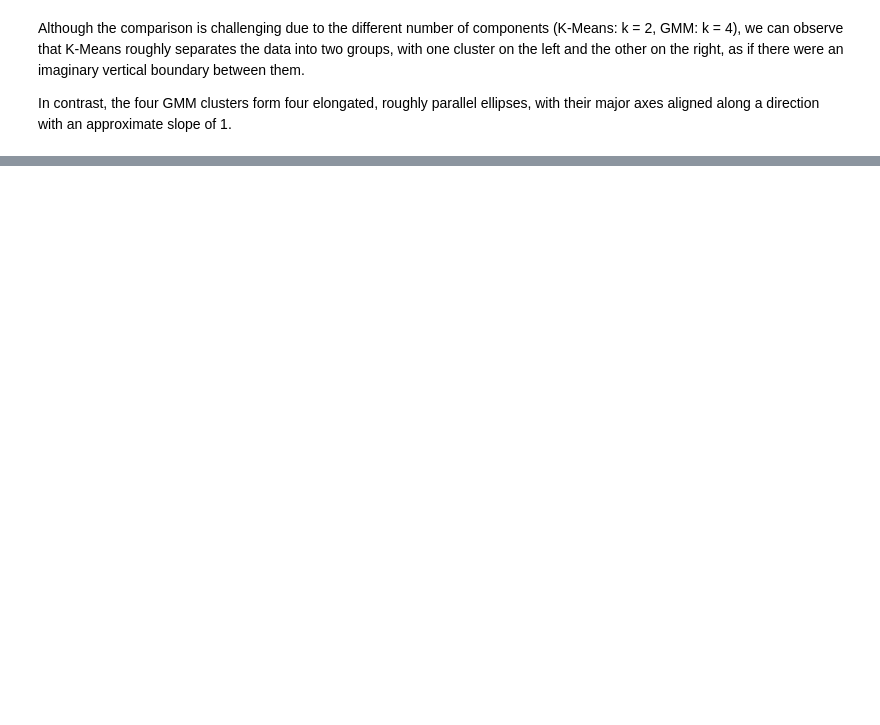
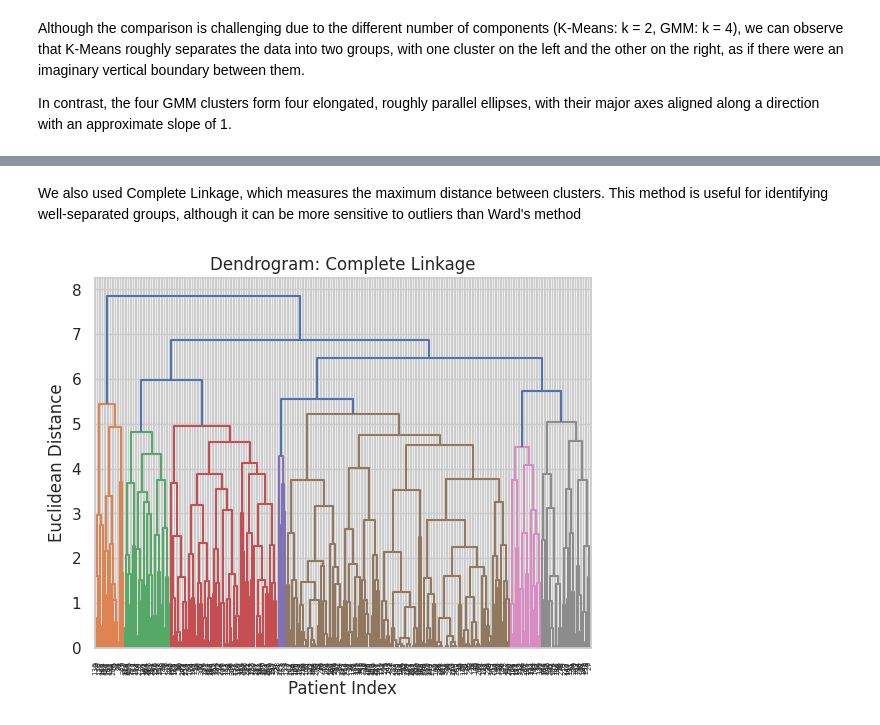
Before and after one commit to harasarahh/machine-learning-projects, a Jupyter notebook: ML_assignment1.ipynb, the cells around one changed output, grey strips where cells are left out. Drawn from its saved outputs; the diff is of its cells as text; code cells hidden in the pictures; blank space fills up the shorter version.

```diff
--- a/ML_assignment1.ipynb
+++ b/ML_assignment1.ipynb
@@ -1445,0 +1468,12 @@ In contrast, the four GMM clusters form four elongated, roughly parallel ellipse
+# %% [markdown]
+We also used Complete Linkage, which measures the maximum distance between clusters. This method is useful for identifying well-separated groups, although it can be more sensitive to outliers than Ward's method
+# %%
+# Complete Linkage: Uses the maximum distance between clusters
+linkage_complete = sch.linkage(X_task5, method='complete')
+sch.dendrogram(linkage_complete)
+plt.title('Dendrogram: Complete Linkage')
+plt.xlabel('Patient Index')
+plt.ylabel('Euclidean Distance')
+plt.show()
+# %% [output]
+[figure, added]
```
Also changed, not shown: parts of 51 cells of this notebook.
